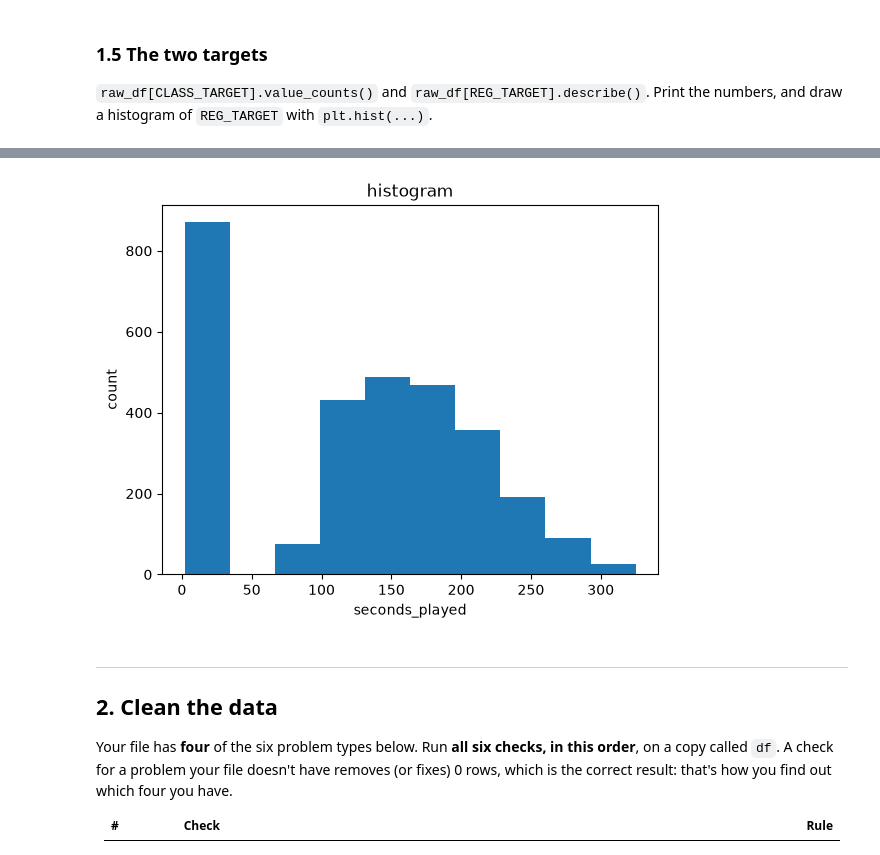
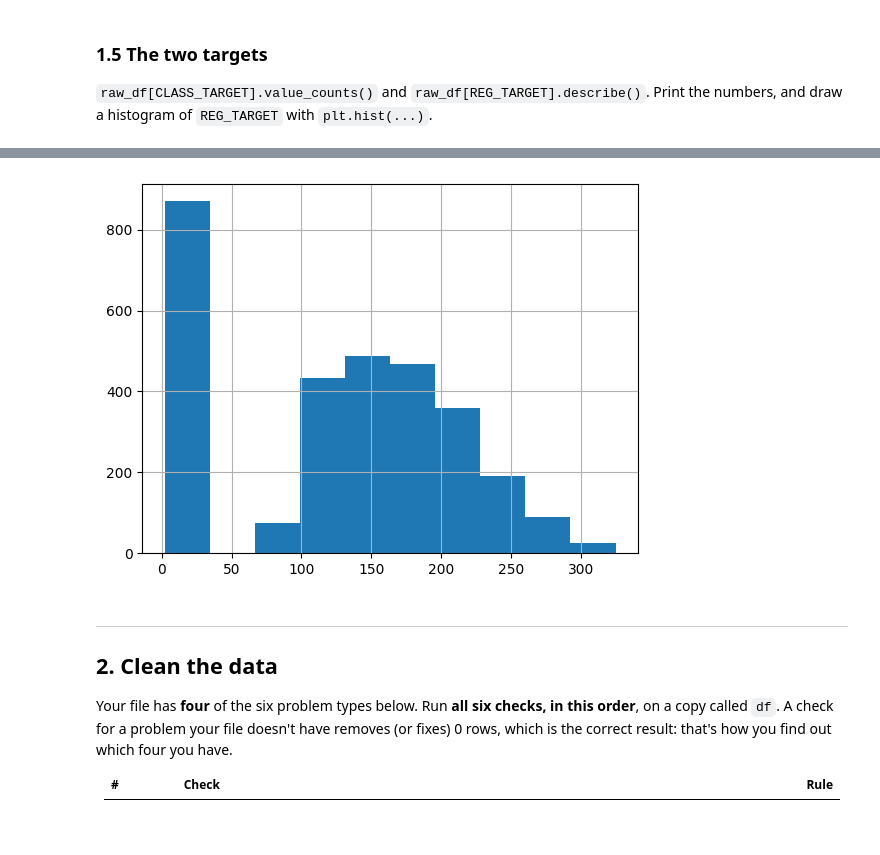
Before and after one commit to haya-12/AI-CA2, a Jupyter notebook: CA2_starter_music.ipynb, the cells around one changed output, grey strips where cells are left out. Cells and saved outputs as stored; diff of their text form; code cells hidden in the pictures; blank space fills up the shorter version.

```diff
--- a/CA2_starter_music.ipynb
+++ b/CA2_starter_music.ipynb
@@ -96,7 +96,7 @@ Fill in this table (double-click to edit). Every member must own at least one se
 `pd.read_csv(f"CA2_{DOMAIN}_{TEAM_ID}.csv")` into `raw_df`.
 # %%
 # Load your team's data into a DataFrame called raw_df
-raw_df = pd.read_csv(f"CA2_music_Mon-02.csv")
+raw_df = pd.read_csv(f"CA2_{DOMAIN}_{TEAM_ID}.csv")
 # %% [markdown]
 ### 1.2 First look
 
@@ -196,13 +175,11 @@ the lablels for genres are also incorect, for example there is genres with all c
 `raw_df[CLASS_TARGET].value_counts()` and `raw_df[REG_TARGET].describe()`. Print the numbers, and draw a histogram of `REG_TARGET` with `plt.hist(...)`.
 # %%
 # Count the classes of CLASS_TARGET, describe REG_TARGET, and draw its histogram
-print(raw_df[CLASS_TARGET].value_counts())
-print(raw_df[REG_TARGET].describe())
+print (raw_df[CLASS_TARGET].value_counts())
+print ("")
+print (raw_df[REG_TARGET].describe())
 
-plt.hist(raw_df[REG_TARGET])
-plt.title("histogram")
-plt.xlabel(REG_TARGET)
-plt.ylabel("count")
+raw_df[REG_TARGET].hist()
 plt.show()
 # %% [output]
 skipped
@@ -212,13 +190,13 @@ Name: count, dtype: int64
 count    3000.000000
 mean      125.497333
 std        84.338858
 min         2.000000
 25%        18.000000
 50%       139.500000
 75%       188.000000
 max       325.000000
 Name: seconds_played, dtype: float64
-[figure, old version]
+[figure, new version]
 # %% [markdown]
 ---
 ## 2. Clean the data
```
Also changed, not shown: parts of 16 cells of this notebook, 1 other file.
